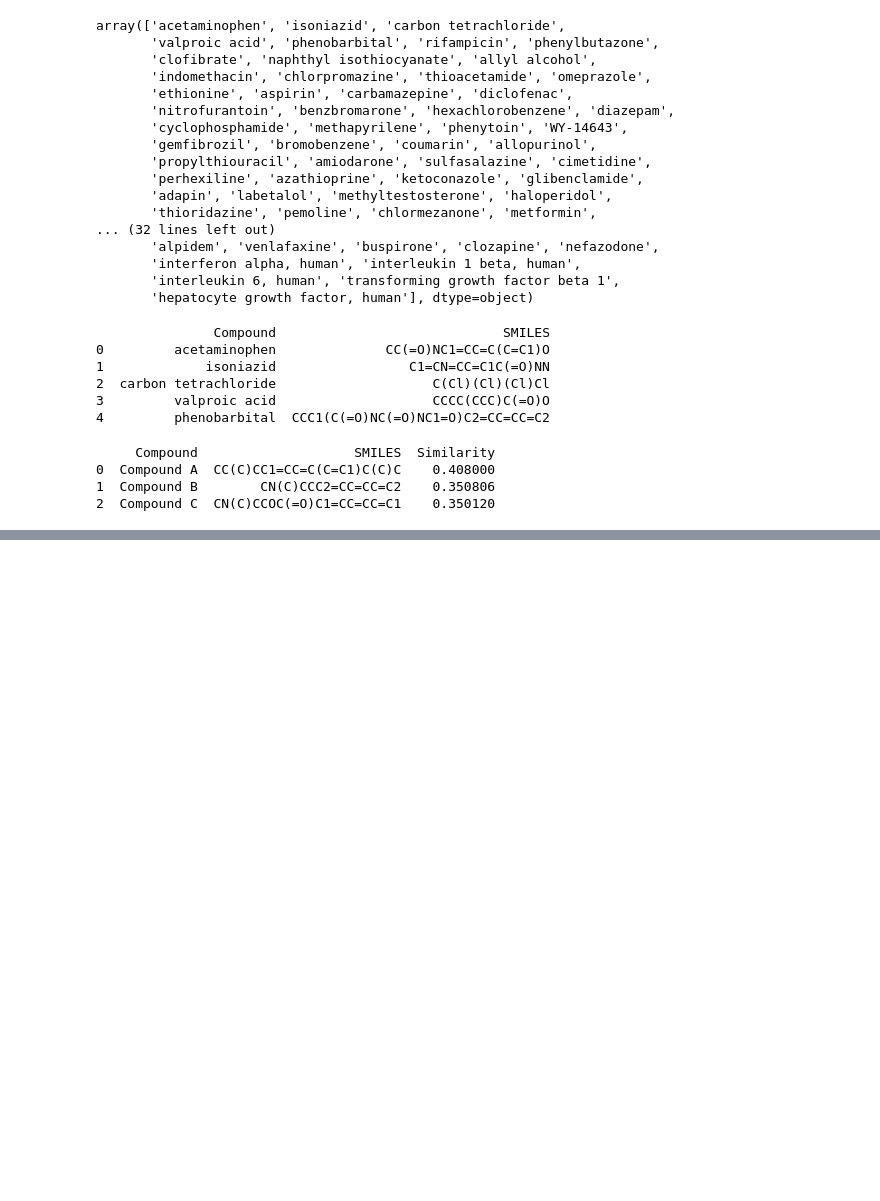
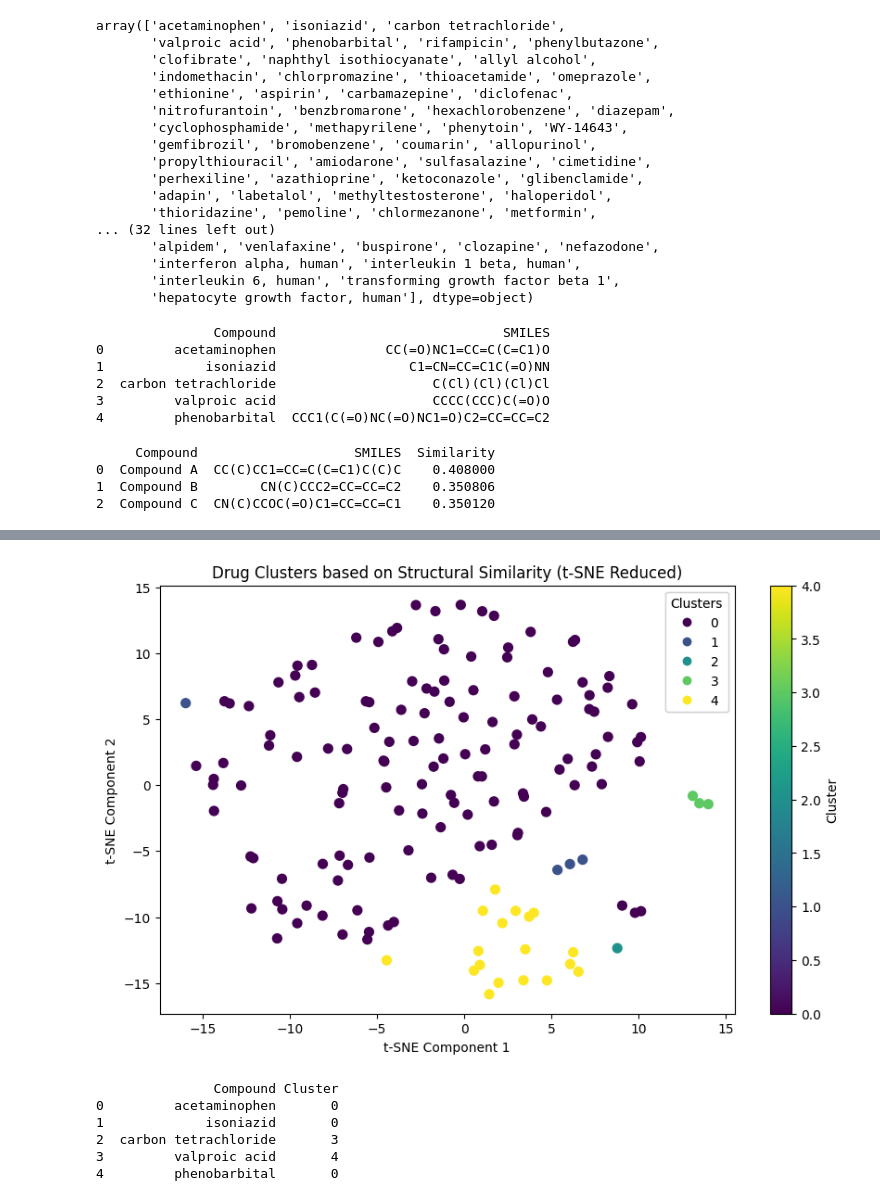
Before and after one commit to devguno/HepaSafe, a Jupyter notebook: 0818.ipynb, the cells around one changed output, grey strips where cells are left out. Saved outputs shown, nothing was run; the diff lists cells and outputs as text; code cells hidden in the pictures; blank space fills up the shorter version.

```diff
--- a/0818.ipynb
+++ b/0818.ipynb
@@ -105,0 +338,70 @@ print(smiles_df)
+# %%
+import pandas as pd
+from rdkit import Chem
+from rdkit.Chem import AllChem, rdMolDescriptors
+from rdkit.DataStructs import TanimotoSimilarity
+from rdkit import DataStructs
+from sklearn.cluster import AgglomerativeClustering
+from sklearn.manifold import TSNE
+import matplotlib.pyplot as plt
+import numpy as np
+
+# 1. SMILES 데이터 로드
+smiles_df = pd.read_csv('compound_smiles.csv')  # 파일 경로를 실제 경로로 변경하세요
+
+# 2. 분자 지문 생성 함수 (MorganGenerator 사용)
+def get_fingerprint(smiles):
+    mol = Chem.MolFromSmiles(smiles)
+    if mol:
+        fp = rdMolDescriptors.GetMorganFingerprintAsBitVect(mol, 2, nBits=2048)
+        return fp
+    else:
+        return None
+
+# 3. 각 분자의 지문 계산
+smiles_df['Fingerprint'] = smiles_df['SMILES'].apply(lambda x: get_fingerprint(x) if pd.notnull(x) else None)
+
+# 4. 유사성 행렬 생성
+fps = smiles_df['Fingerprint'].dropna().tolist()
+n = len(fps)
+similarity_matrix = np.zeros((n, n))
+
+for i in range(n):
+    for j in range(i, n):
+        similarity = DataStructs.TanimotoSimilarity(fps[i], fps[j])
+        similarity_matrix[i, j] = similarity
+        similarity_matrix[j, i] = similarity
+
+# 5. 클러스터링 (계층적 클러스터링 사용)
+distance_matrix = 1 - similarity_matrix  # 유사성을 거리로 변환
+clustering = AgglomerativeClustering(n_clusters=5, linkage='average', metric='precomputed')
+clusters = clustering.fit_predict(distance_matrix)
+
+# 6. t-SNE를 사용한 차원 축소 (init="random"으로 설정)
+tsne = TSNE(n_components=2, metric="precomputed", random_state=42, init='random')
+tsne_components = tsne.fit_transform(distance_matrix)
+
+# 7. 클러스터링 결과 시각화 (t-SNE 사용)
+plt.figure(figsize=(10, 6))
+scatter = plt.scatter(tsne_components[:, 0], tsne_components[:, 1], c=clusters, cmap='viridis', s=50)
+
+# Add legend to the plot
+legend1 = plt.legend(*scatter.legend_elements(), title="Clusters")
+plt.gca().add_artist(legend1)
+
+# Optionally, label the clusters (using centroids or cluster representative points)
+for i in range(max(clusters) + 1):
+    # Compute the mean position of the points in each cluster
+    x_text, y_text = tsne_components[clusters == i].mean(axis=0)
+
+plt.title('Drug Clusters based on Structural Similarity (t-SNE Reduced)')
+plt.xlabel('t-SNE Component 1')
+plt.ylabel('t-SNE Component 2')
+plt.colorbar(label='Cluster')
+plt.show()
+
+# 클러스터 결과 출력
+smiles_df['Cluster'] = None
+smiles_df.loc[smiles_df['Fingerprint'].dropna().index, 'Cluster'] = clusters
+print(smiles_df[['Compound', 'Cluster']].head())
+# %% [output]
@@ -105,0 +425,7 @@ print(smiles_df)
+[figure, added]
+               Compound Cluster
+0         acetaminophen       0
+1             isoniazid       0
+2  carbon tetrachloride       3
+3         valproic acid       4
+4         phenobarbital       0
```
Also changed, not shown: parts of 7 cells of this notebook, 3 other files.
